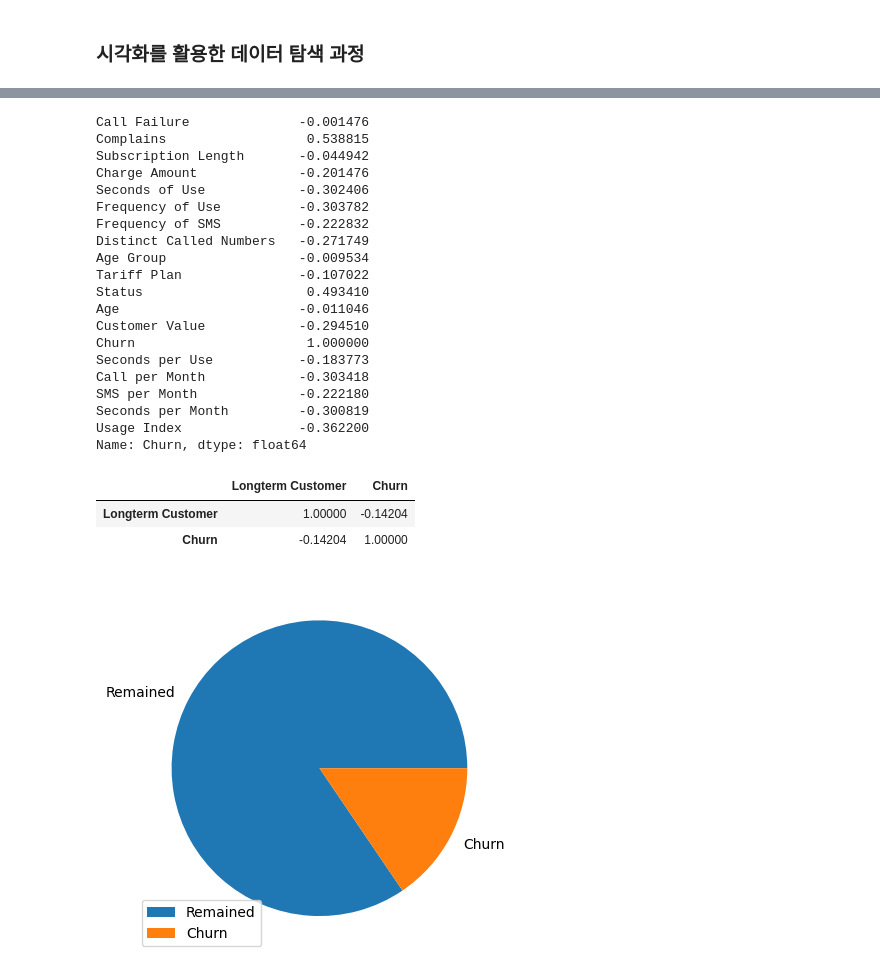
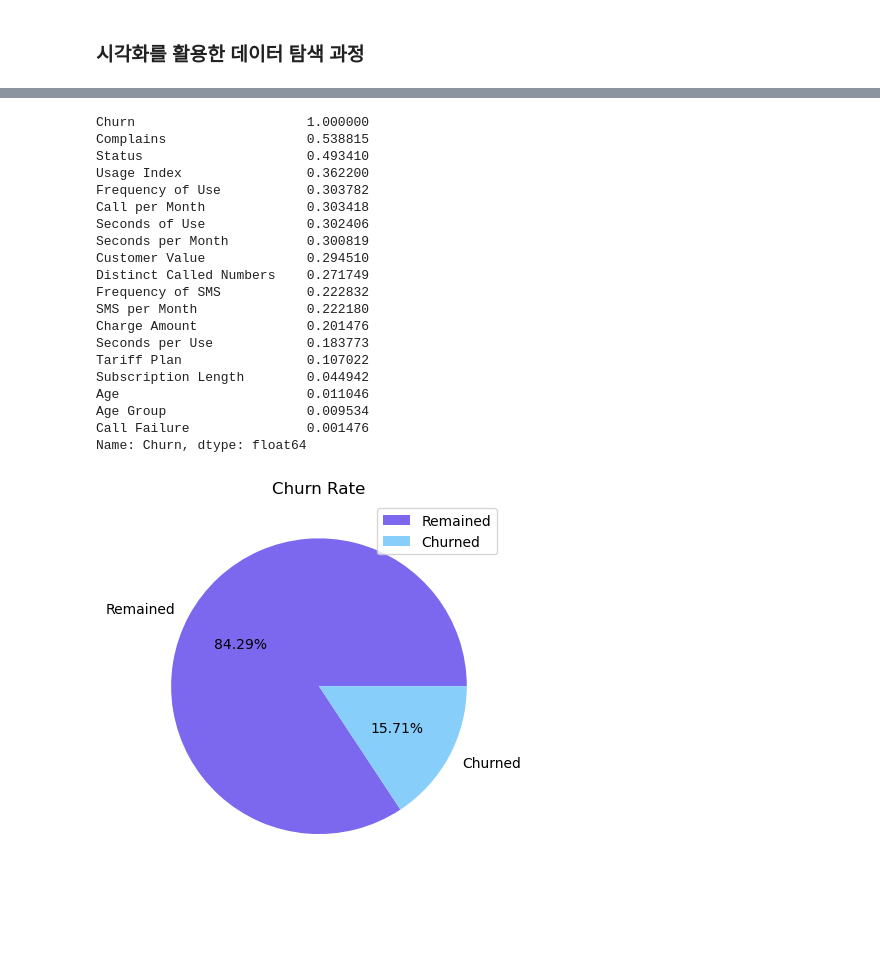
Before and after one commit to SKNETWORKS-FAMILY-AICAMP/SKN02-2nd-4Team, a Jupyter notebook: preprocessing.ipynb, the cells around one changed output, grey strips where cells are left out. Cells and saved outputs as stored; diff of their text form; code cells hidden in the pictures; blank space fills up the shorter version.

```diff
--- a/preprocessing.ipynb
+++ b/preprocessing.ipynb
@@ -134,39 +198,30 @@ data.to_csv('data/Churn_Preprocess.csv', index=False)
 # %%
-data.corr()['Churn']
+data.corr()['Churn'].abs().sort_values(ascending=False)
 # %% [output]
-Call Failure              -0.001476
+Churn                      1.000000
 Complains                  0.538815
-Subscription Length       -0.044942
-Charge Amount             -0.201476
-Seconds of Use            -0.302406
-Frequency of Use          -0.303782
-Frequency of SMS          -0.222832
-Distinct Called Numbers   -0.271749
-Age Group                 -0.009534
-Tariff Plan               -0.107022
 Status                     0.493410
-Age                       -0.011046
-Customer Value            -0.294510
-Churn                      1.000000
-Seconds per Use           -0.183773
-Call per Month            -0.303418
-SMS per Month             -0.222180
-Seconds per Month         -0.300819
-Usage Index               -0.362200
+Usage Index                0.362200
+Frequency of Use           0.303782
+Call per Month             0.303418
+Seconds of Use             0.302406
+Seconds per Month          0.300819
+Customer Value             0.294510
+Distinct Called Numbers    0.271749
+Frequency of SMS           0.222832
+SMS per Month              0.222180
+Charge Amount              0.201476
+Seconds per Use            0.183773
+Tariff Plan                0.107022
+Subscription Length        0.044942
+Age                        0.011046
+Age Group                  0.009534
+Call Failure               0.001476
 Name: Churn, dtype: float64
-# %%
-test = pd.DataFrame()
-test['Longterm Customer'] = data['Subscription Length'] >= 12
-test['Churn'] = data['Churn']
-
-test.corr()
-# %% [output]
-|  | Longterm Customer | Churn |
-| Longterm Customer | 1.00000 | -0.14204 |
-| Churn | -0.14204 | 1.00000 |
 # %%
-plt.pie(data['Churn'].value_counts().values, labels=['Remained', 'Churn'])
+plt.pie(data['Churn'].value_counts().values, labels=['Remained', 'Churned'], colors=['mediumslateblue', 'lightskyblue'], autopct='%.2f%%')
 plt.legend()
+plt.title('Churn Rate')
 plt.show()
 # %% [output]
-[figure, old version]
+[figure, new version]
```
Also changed, not shown: parts of 6 cells of this notebook.
